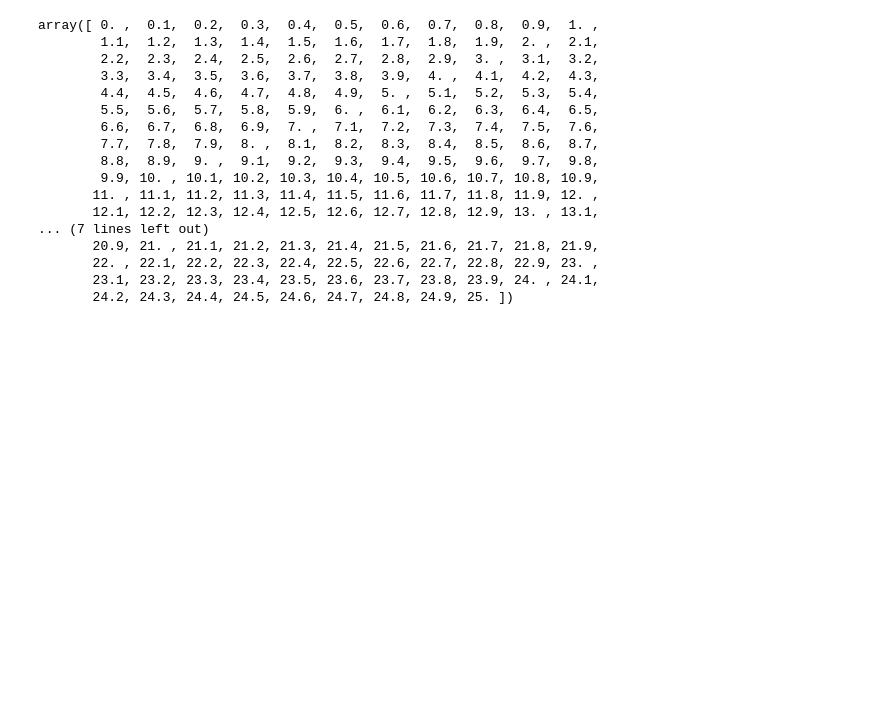
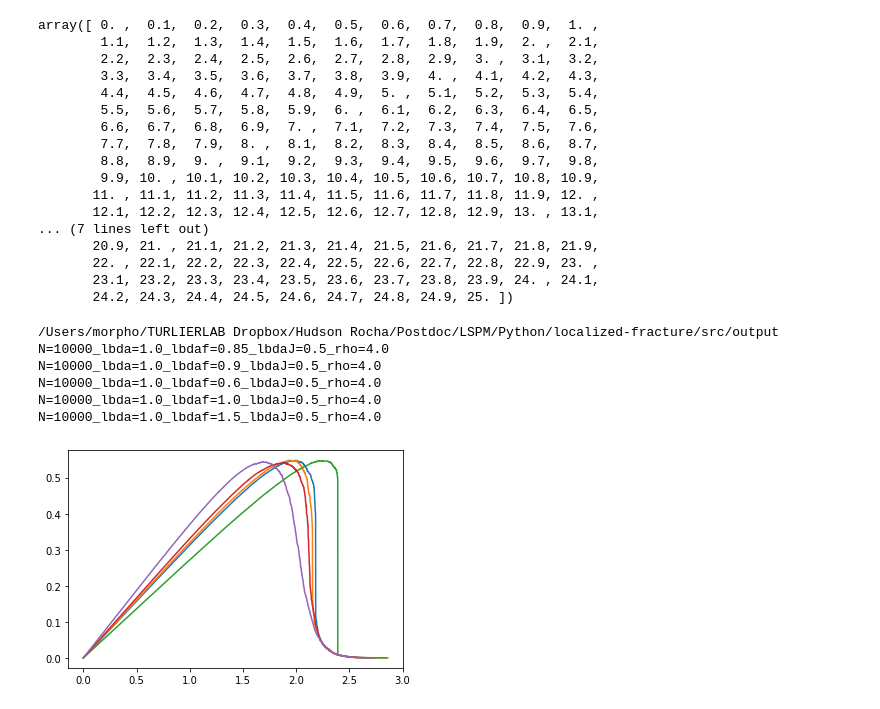
Before and after one commit to hudson-br/localized-fracture, a Jupyter notebook: src/Data_analysis.ipynb, the cells around one changed output. Saved outputs shown, nothing was run; the diff lists cells and outputs as text; code cells hidden in the pictures; blank space fills up the shorter version.

Commit message:
Plot stress-strain

```diff
--- a/src/Data_analysis.ipynb
+++ b/src/Data_analysis.ipynb
@@ -41,3 +41,39 @@ array([ 0. ,  0.1,  0.2,  0.3,  0.4,  0.5,  0.6,  0.7,  0.8,  0.9,  1. ,
        22. , 22.1, 22.2, 22.3, 22.4, 22.5, 22.6, 22.7, 22.8, 22.9, 23. ,
        23.1, 23.2, 23.3, 23.4, 23.5, 23.6, 23.7, 23.8, 23.9, 24. , 24.1,
        24.2, 24.3, 24.4, 24.5, 24.6, 24.7, 24.8, 24.9, 25. ])
+# %%
+import os
+import matplotlib.pyplot as plt
+
+import numpy as np
+
+path = '/Users/morpho/TURLIERLAB Dropbox/Hudson Rocha/Postdoc/LSPM/Python/localized-fracture/src/output/'
+# path = '/Users/morpho/Desktop/dataN2e4lf2/run0010/output/'
+os.chdir(path)
+cwd = os.getcwd()
+print(cwd)
+dirs = os.listdir(cwd)
+for elem in os.listdir(cwd):
+    if elem.startswith("N"):
+        print(elem)
+        file = elem + '/stress-strain.csv'
+        # fileObj = open(file, 'rb')
+        # df = open(file)
+        arr = np.loadtxt(file,
+                 delimiter=",", dtype=float)
+        plt.plot(arr[0],arr[1])
+        # print(df)
+
+
+        # filename = elem
+        # [alpha, sigma, xmin] = avalanche_distribution_from_obj(filename)
+        # print("alpha:",alpha,"sigma",sigma)
+        # plot_avalanche_from_obj(filename)
+# %% [output]
+/Users/morpho/TURLIERLAB Dropbox/Hudson Rocha/Postdoc/LSPM/Python/localized-fracture/src/output
+N=10000_lbda=1.0_lbdaf=0.85_lbdaJ=0.5_rho=4.0
+N=10000_lbda=1.0_lbdaf=0.9_lbdaJ=0.5_rho=4.0
+N=10000_lbda=1.0_lbdaf=0.6_lbdaJ=0.5_rho=4.0
+N=10000_lbda=1.0_lbdaf=1.0_lbdaJ=0.5_rho=4.0
+N=10000_lbda=1.0_lbdaf=1.5_lbdaJ=0.5_rho=4.0
+[figure, added]
```
Also changed, not shown: parts of 1 cell of this notebook, 1 other file.
